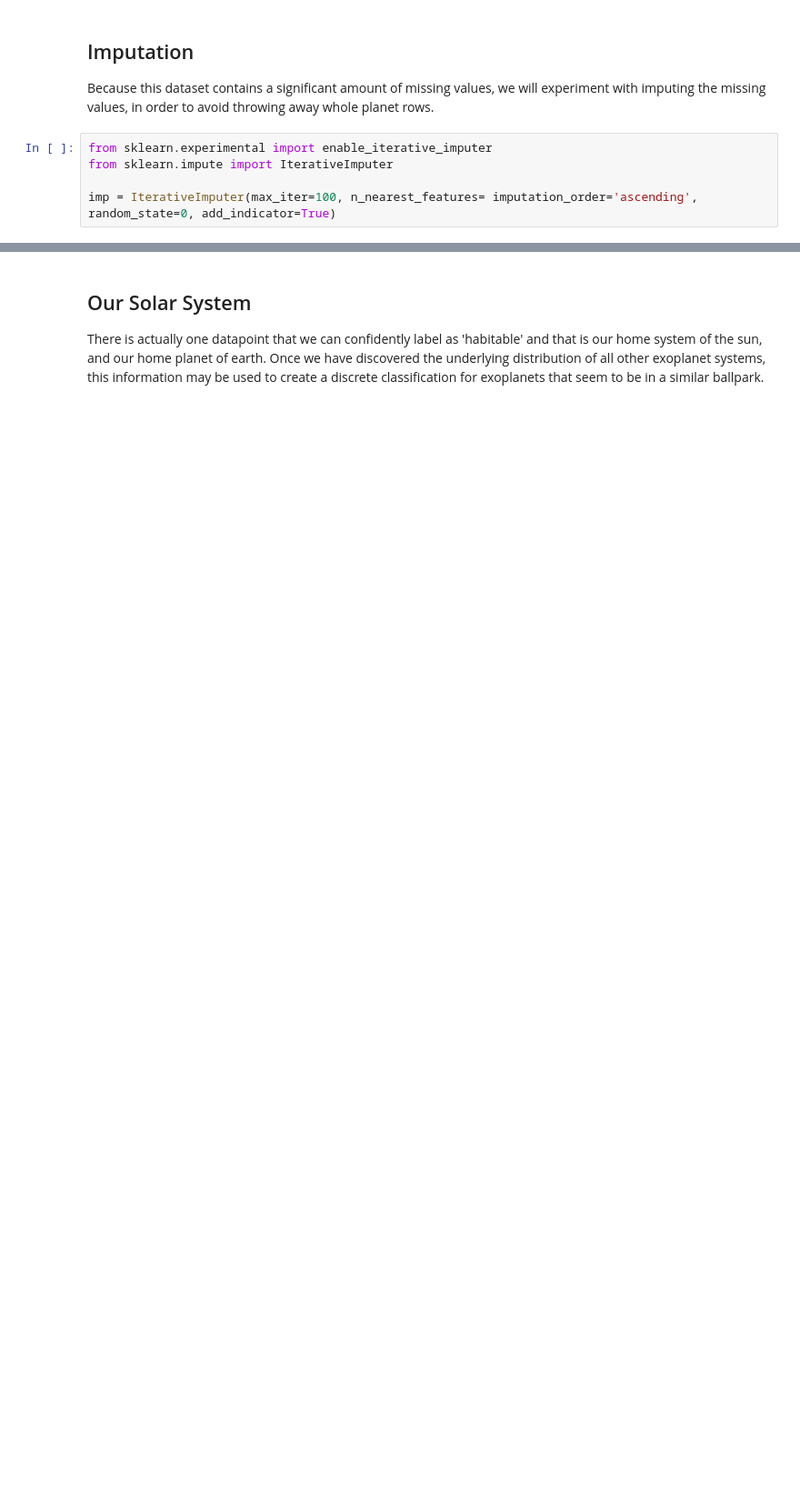
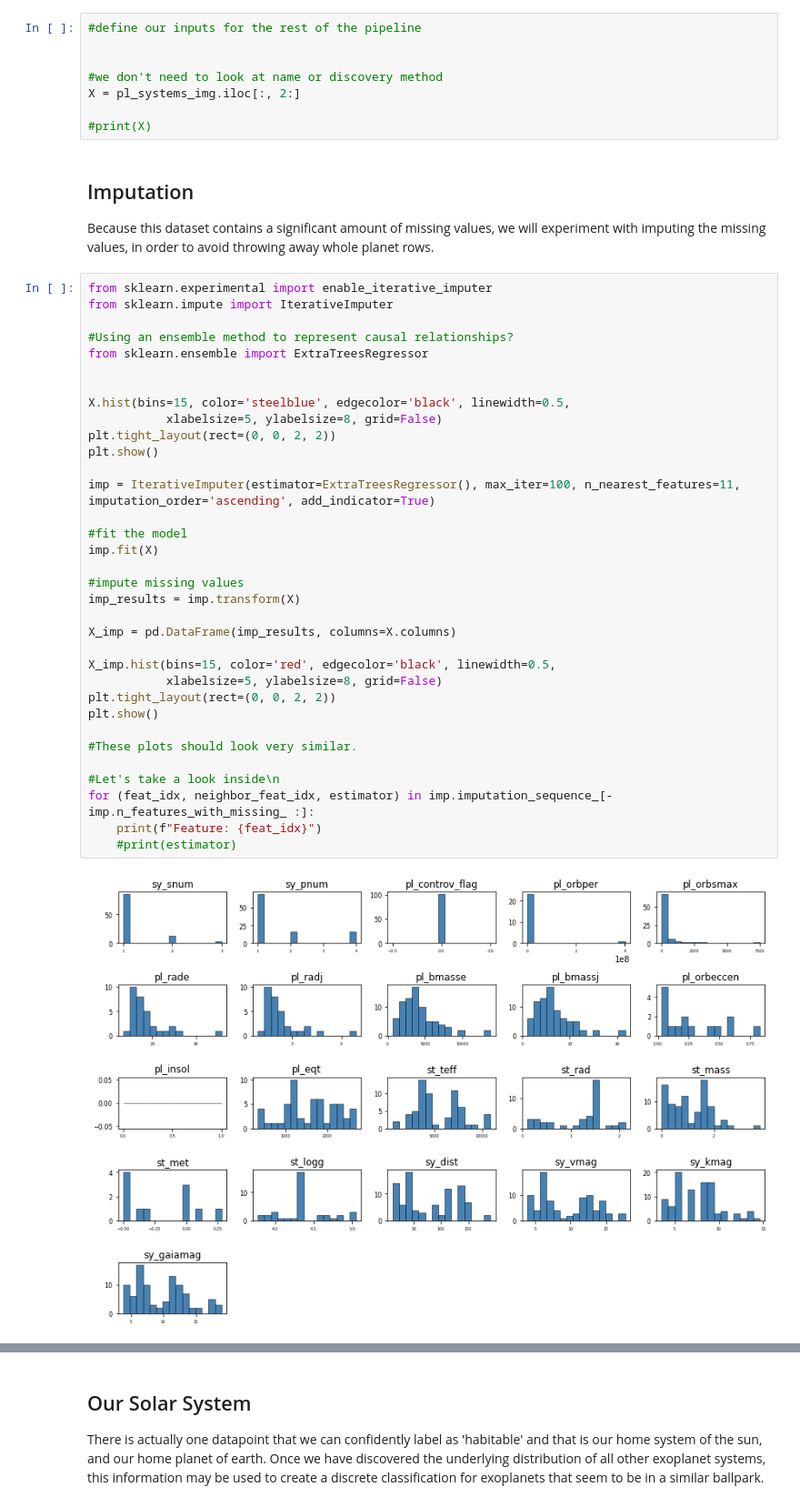
Before and after one commit to tw-ilson/Exoplanet-Habitability-DS4400, a Jupyter notebook: main.ipynb, the cells around one changed output, grey strips where cells are left out. Shown at 91% size. Cells and saved outputs as stored; diff of their text form; blank space fills up the shorter version.

```diff
--- a/main.ipynb
+++ b/main.ipynb
@@ -237,8 +154,47 @@ for spec_t in pl_systems_img['st_spectype']: print(spec_t)
+# %%
+#define our inputs for the rest of the pipeline
+
+
+#we don't need to look at name or discovery method
+X = pl_systems_img.iloc[:, 2:]
+
+#print(X)
 # %% [markdown]
 ## Imputation
 Because this dataset contains a significant amount of missing values, we will experiment with imputing the missing values, in order to avoid throwing away whole planet rows.
 # %%
 from sklearn.experimental import enable_iterative_imputer
 from sklearn.impute import IterativeImputer
 
-imp = IterativeImputer(max_iter=100, n_nearest_features= imputation_order='ascending', random_state=0, add_indicator=True)
+#Using an ensemble method to represent causal relationships?
+from sklearn.ensemble import ExtraTreesRegressor
+
+
+X.hist(bins=15, color='steelblue', edgecolor='black', linewidth=0.5,
+           xlabelsize=5, ylabelsize=8, grid=False)
+plt.tight_layout(rect=(0, 0, 2, 2))
+plt.show()
+
+imp = IterativeImputer(estimator=ExtraTreesRegressor(), max_iter=100, n_nearest_features=11, imputation_order='ascending', add_indicator=True)
+
+#fit the model
+imp.fit(X)
+
+#impute missing values
+imp_results = imp.transform(X)
+
+X_imp = pd.DataFrame(imp_results, columns=X.columns)
+
+X_imp.hist(bins=15, color='red', edgecolor='black', linewidth=0.5,
+           xlabelsize=5, ylabelsize=8, grid=False)
+plt.tight_layout(rect=(0, 0, 2, 2))
+plt.show()
+
+#These plots should look very similar.
+
+#Let's take a look inside\n
+for (feat_idx, neighbor_feat_idx, estimator) in imp.imputation_sequence_[-imp.n_features_with_missing_ :]:
+    print(f"Feature: {feat_idx}")
+    #print(estimator)
+# %% [output]
+[figure, added]
```
Also changed, not shown: parts of 24 cells of this notebook, 7 other files.
